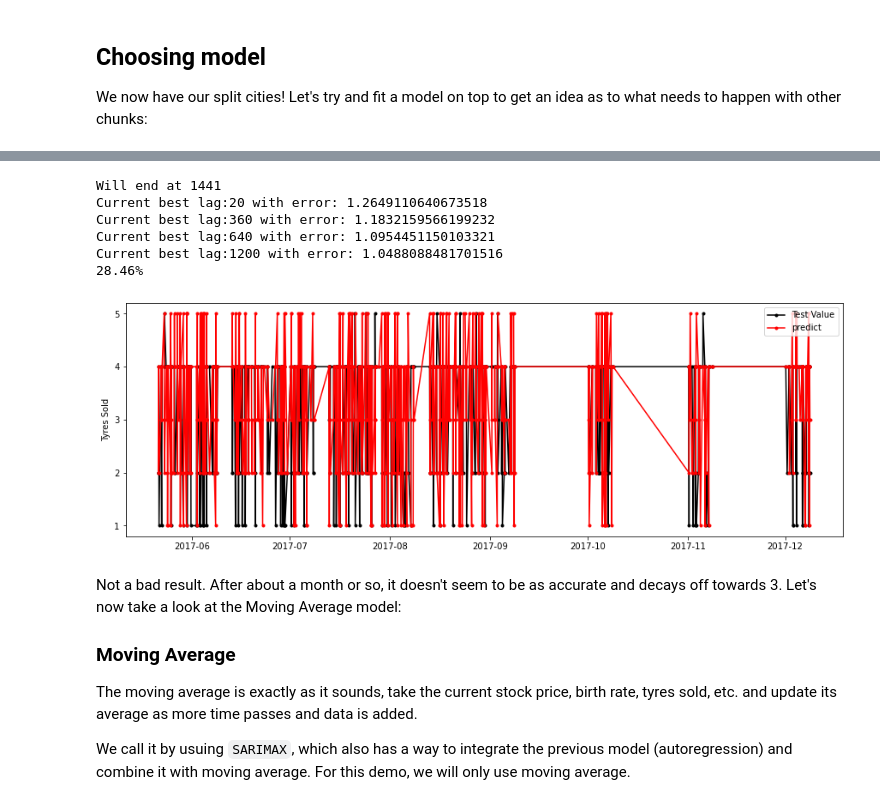
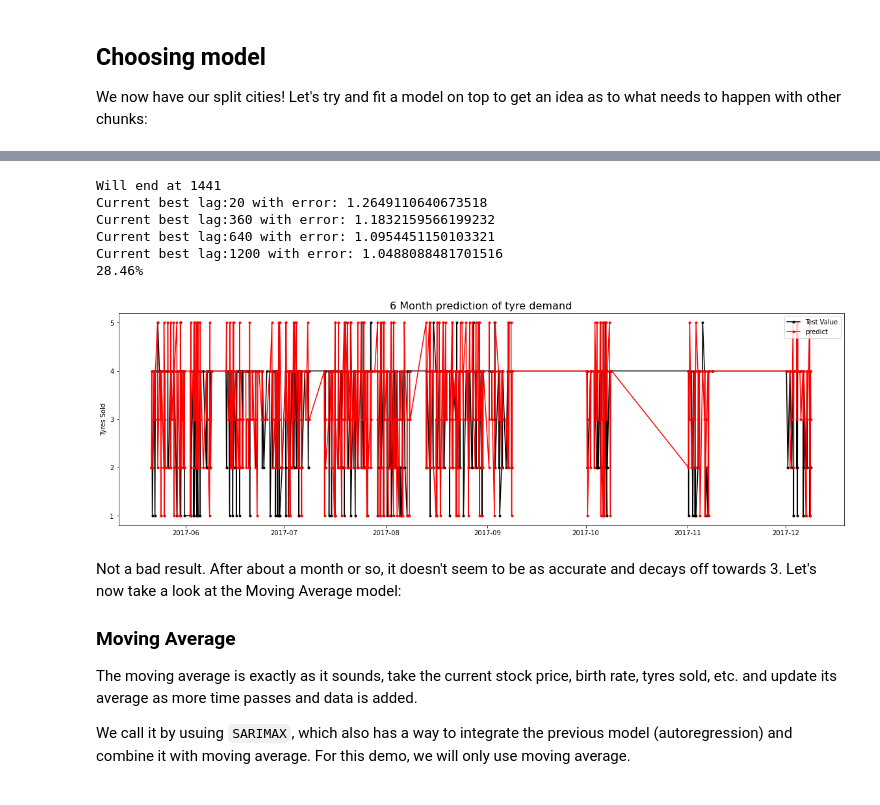
Before and after one commit to musarasheed/pitstop, a Jupyter notebook: Pitstop Arabia.ipynb, the cells around one changed output, grey strips where cells are left out. Saved outputs shown, nothing was run; the diff lists cells and outputs as text; code cells hidden in the pictures.

```diff
--- a/Pitstop Arabia.ipynb
+++ b/Pitstop Arabia.ipynb
@@ -498,35 +513,36 @@ predictions['Order Date'] = test['Order Date']
 
 
 #Ensuring reasonable values are predicted (values <= 0 or extremly large tyre purcahses are changed to the mode)
 for j in predictions.index:
     if predictions.loc[j,'QTY Ordered'] > 5 or predictions.loc[j,'QTY Ordered'] < 1:
         predictions.loc[j,'QTY Ordered'] = train['QTY Ordered'].mode()[0]
 
 #Scoring (For reference, not for choosing a model)
 point = 0
 for i in range(len(test)):
     if list(test['QTY Ordered'])[i] == list(predictions['QTY Ordered'])[i]:
         point+=1
 score = point / len(predictions)
 print(f"{round(score*100,2)}%")
 
 #Plotting
-plt.figure(figsize = (15,5))
+plt.figure(figsize = (20,6))
+plt.title("6 Month prediction of tyre demand",size = 16)
 plt.plot(test['Order Date'], test['QTY Ordered'], c="black", label="Test Value", marker='.')
 plt.plot(predictions['Order Date'], predictions['QTY Ordered'], c="red", label="predict", marker='.')
 plt.ylabel("Tyres Sold")
 plt.yticks(range(1,6,1))
 plt.xticks()
 plt.legend()
 plt.show();
 # %% [output]
 Will end at 1441
 Current best lag:20 with error: 1.2649110640673518
 Current best lag:360 with error: 1.1832159566199232
 Current best lag:640 with error: 1.0954451150103321
 Current best lag:1200 with error: 1.0488088481701516
 28.46%
-[figure, old version]
+[figure, new version]
 # %% [markdown]
 Not a bad result. After about a month or so, it doesn't seem to be as accurate and decays off towards 3.  Let's now take a look at the Moving Average model:
 
```
Also changed, not shown: parts of 13 cells of this notebook.
